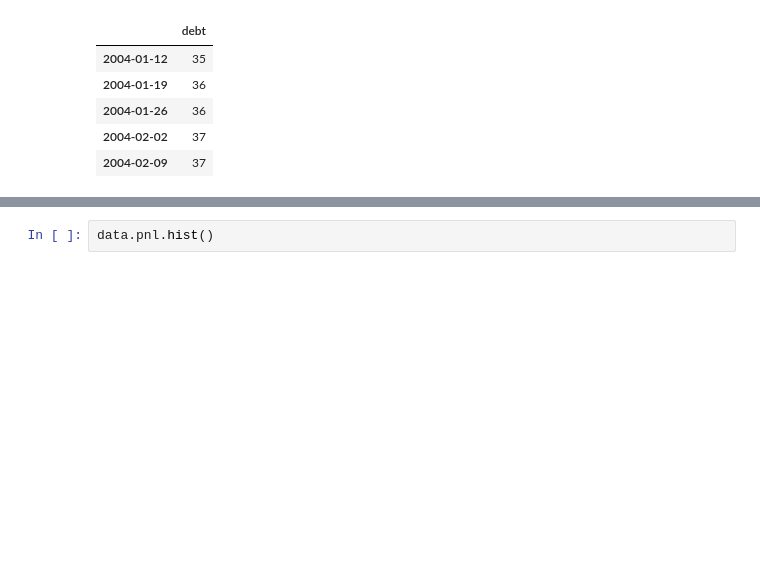
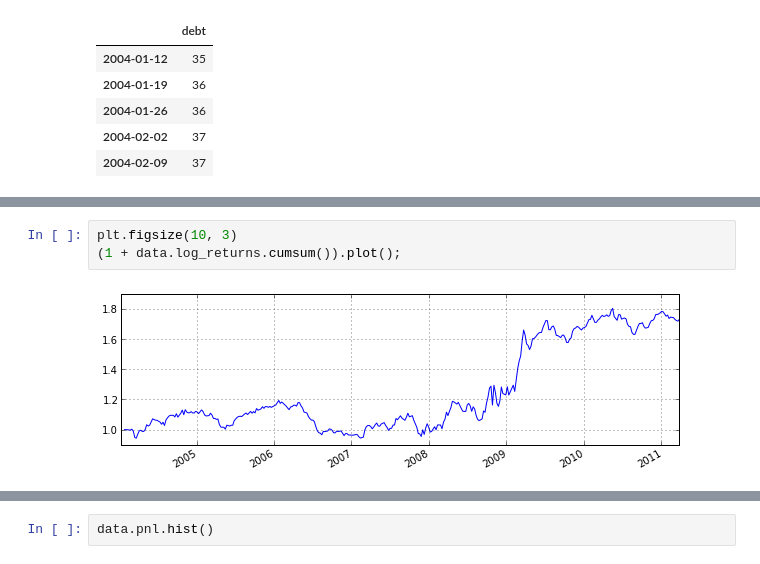
Before and after one commit to twiecki/replicate_google_trends, a Jupyter notebook: goog_repl.ipynb, the cells around one changed output, grey strips where cells are left out. Drawn from its saved outputs; the diff is of its cells as text; blank space fills up the shorter version.

```diff
--- a/goog_repl.ipynb
+++ b/goog_repl.ipynb
@@ -124,0 +167,5 @@ bankroll.plot()
+# %%
+plt.figsize(10, 3)
+(1 + data.log_returns.cumsum()).plot();
+# %% [output]
+[figure, added]
```
Also changed, not shown: parts of 23 cells of this notebook, 1 other file.
